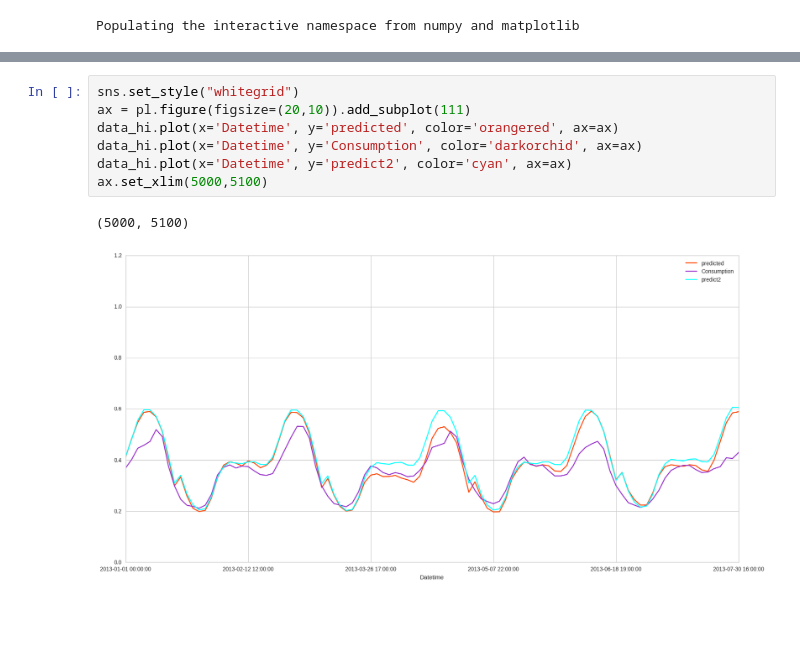
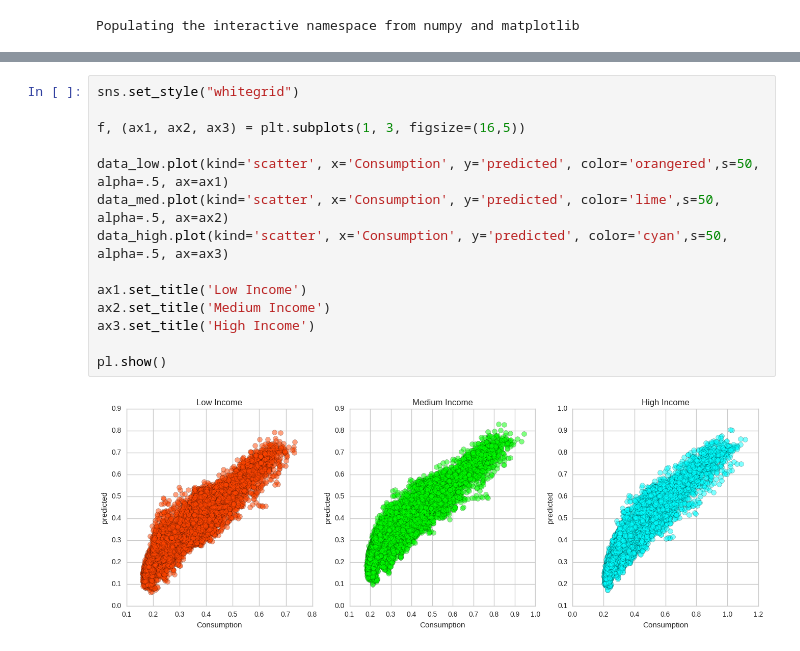
Before and after one commit to connorchency/Taming-the-Peak, a Jupyter notebook: analysis/Prediction_model_visualisation.ipynb, the cells around one changed output, grey strips where cells are left out. Drawn from its saved outputs; the diff is of its cells as text; blank space fills up the shorter version.

```diff
--- a/analysis/Prediction_model_visualisation.ipynb
+++ b/analysis/Prediction_model_visualisation.ipynb
@@ -91,10 +48,16 @@ data_hi.plot(kind='scatter', x='Consumption', y='predicted', color='darkorchid',
-# %%
-sns.set_style("whitegrid")
-ax = pl.figure(figsize=(20,10)).add_subplot(111)
-data_hi.plot(x='Datetime', y='predicted', color='orangered', ax=ax)
-data_hi.plot(x='Datetime', y='Consumption', color='darkorchid', ax=ax)
-data_hi.plot(x='Datetime', y='predict2', color='cyan', ax=ax)
-ax.set_xlim(5000,5100)
-# %% [output]
-(5000, 5100)
-[figure, removed]
+# %%
+sns.set_style("whitegrid")
+
+f, (ax1, ax2, ax3) = plt.subplots(1, 3, figsize=(16,5))
+
+data_low.plot(kind='scatter', x='Consumption', y='predicted', color='orangered',s=50, alpha=.5, ax=ax1)
+data_med.plot(kind='scatter', x='Consumption', y='predicted', color='lime',s=50, alpha=.5, ax=ax2)
+data_high.plot(kind='scatter', x='Consumption', y='predicted', color='cyan',s=50, alpha=.5, ax=ax3)
+
+ax1.set_title('Low Income')
+ax2.set_title('Medium Income')
+ax3.set_title('High Income')
+
+pl.show()
+# %% [output]
+[figure, added]
```
Also changed, not shown: parts of 11 cells of this notebook, 3 other files.
